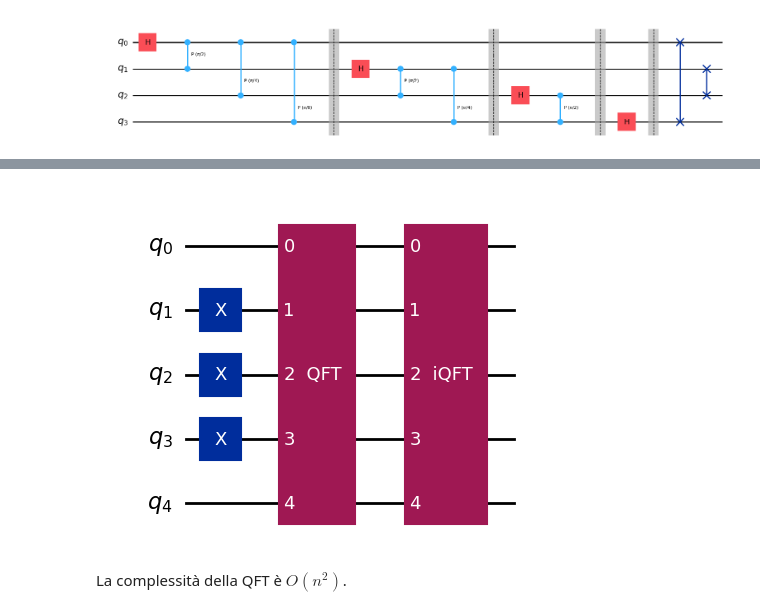
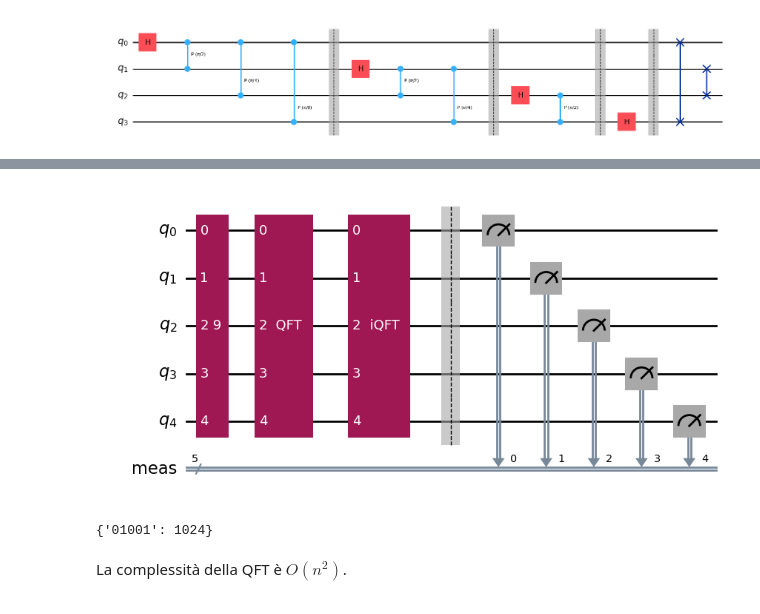
Before and after one commit to BoredDam/quantum-algorithms, a Jupyter notebook: quantum-fourier-transform/quantum-fourier-transform.ipynb, the cells around one changed output, grey strips where cells are left out. Drawn from its saved outputs; the diff is of its cells as text; code cells hidden in the pictures.

```diff
--- a/quantum-fourier-transform/quantum-fourier-transform.ipynb
+++ b/quantum-fourier-transform/quantum-fourier-transform.ipynb
@@ -110,15 +111,21 @@ def inverse_QFT_gate(n):
     qc = QFT_gate(n).inverse()
     qc.name = "  iQFT  "
     return qc
-
-qc = QuantumCircuit(5)
-qc.x([1,2,3])
-qc.compose(QFT_gate(5), inplace=True)
-qc.compose(inverse_QFT_gate(5), inplace=True)
-
-qc.draw('mpl')
-#plot_bloch_multivector(qc)
-# %% [output]
-[figure, removed]
+# %%
+qc = QuantumCircuit(5)
+qc.compose(fg.quantum_number_encode(9,5), inplace=True)
+qc.compose(QFT_gate(5), inplace=True)
+qc.compose(inverse_QFT_gate(5), inplace=True)
+
+qc.measure_all()
+qc.draw('mpl')
+#plot_bloch_multivector(qc)
+# %% [output]
+[figure, added]
+# %%
+counts = fq.run(qc)
+print(counts)
+# %% [output]
+{'01001': 1024}
 # %% [markdown]
 La complessità della QFT è $O(n^2)$.
```
Also changed, not shown: parts of 6 cells of this notebook.
